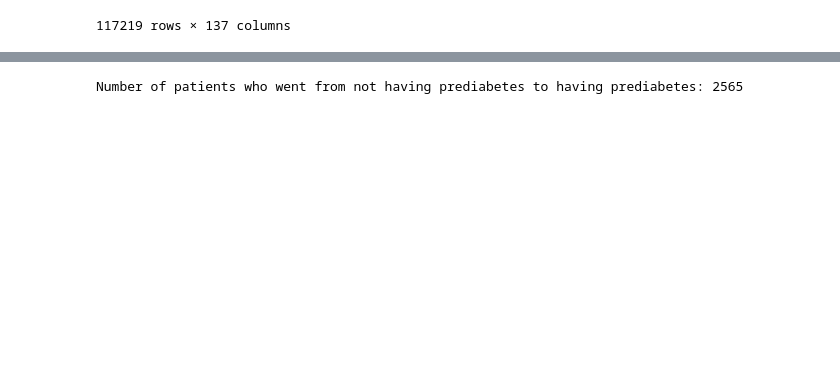
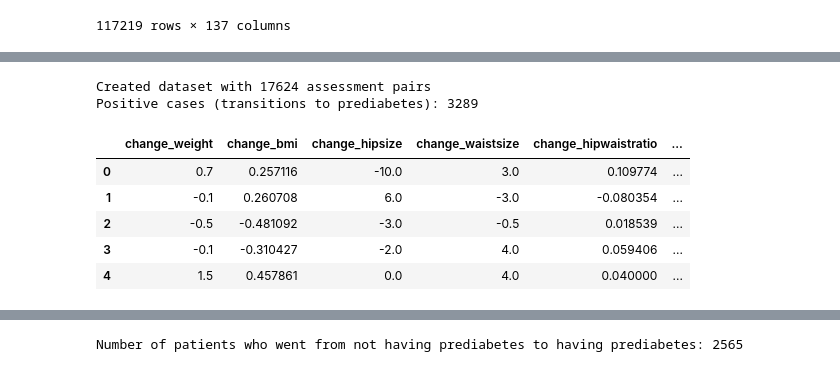
Before and after one commit to robeson1010/HealthcareDiabetes, a Jupyter notebook: EDA_time.ipynb, the cells around one changed output, grey strips where cells are left out. Drawn from its saved outputs; the diff is of its cells as text; code cells hidden in the pictures; blank space fills up the shorter version.

```diff
--- a/EDA_time.ipynb
+++ b/EDA_time.ipynb
@@ -25,0 +247,63 @@ df
+# %%
+# Create a dataset with time-point changes for forecasting
+
+# Get all patients with multiple assessments
+patients_with_multiple = df.groupby('patientid').filter(lambda x: len(x) > 1)
+
+# Initialize lists to store data
+features = []
+targets = []
+
+# Go through each patient
+for patient_id, patient_data in patients_with_multiple.groupby('patientid'):
+    # Sort by assessment date
+    patient_data = patient_data.sort_values('assessment_date')
+
+    # Process consecutive pairs of assessments
+    for i in range(len(patient_data) - 1):
+        current = patient_data.iloc[i]
+        next_assessment = patient_data.iloc[i + 1]
+
+        # Skip if already prediabetic
+        if current['prediabetic'] == 1:
+            continue
+
+        # Calculate changes in key variables
+        changes = {}
+        for col in ['weight', 'bmi', 'hipsize', 'waistsize', 'hipwaistratio',
+                    'body_composition_fat', 'systolic', 'diastolic', 'glucose',
+                    'tot_cholesterol', 'age']:
+            if col in patient_data.columns:
+                changes[f'change_{col}'] = next_assessment[col] - current[col]
+
+        # Add baseline values
+        for col in ['age', 'gender', 'bmi', 'glucose', 'regular_exercise', 'alcohol_consumption']:
+            changes[f'baseline_{col}'] = current[col]
+
+        # Add time between assessments
+        changes['days_between'] = (pd.to_datetime(next_assessment['assessment_date']) -
+                                   pd.to_datetime(current['assessment_date'])).days
+
+        # Target: Did they become prediabetic?
+        target = 1 if next_assessment['prediabetic'] == 1 else 0
+
+        features.append(changes)
+        targets.append(target)
+
+# Create DataFrame with features
+features_df = pd.DataFrame(features)
+targets_series = pd.Series(targets)
+
+# Check our dataset
+print(f"Created dataset with {len(features_df)} assessment pairs")
+print(f"Positive cases (transitions to prediabetes): {sum(targets)}")
+features_df.head()
+# %% [output]
+Created dataset with 17624 assessment pairs
+Positive cases (transitions to prediabetes): 3289
+|  | change_weight | change_bmi | change_hipsize | change_waistsize | change_hipwaistratio | ... |
+| 0 | 0.7 | 0.257116 | -10.0 | 3.0 | 0.109774 | ... |
+| 1 | -0.1 | 0.260708 | 6.0 | -3.0 | -0.080354 | ... |
+| 2 | -0.5 | -0.481092 | -3.0 | -0.5 | 0.018539 | ... |
+| 3 | -0.1 | -0.310427 | -2.0 | 4.0 | 0.059406 | ... |
+| 4 | 1.5 | 0.457861 | 0.0 | 4.0 | 0.040000 | ... |
```
Also changed, not shown: parts of 3 cells of this notebook.
